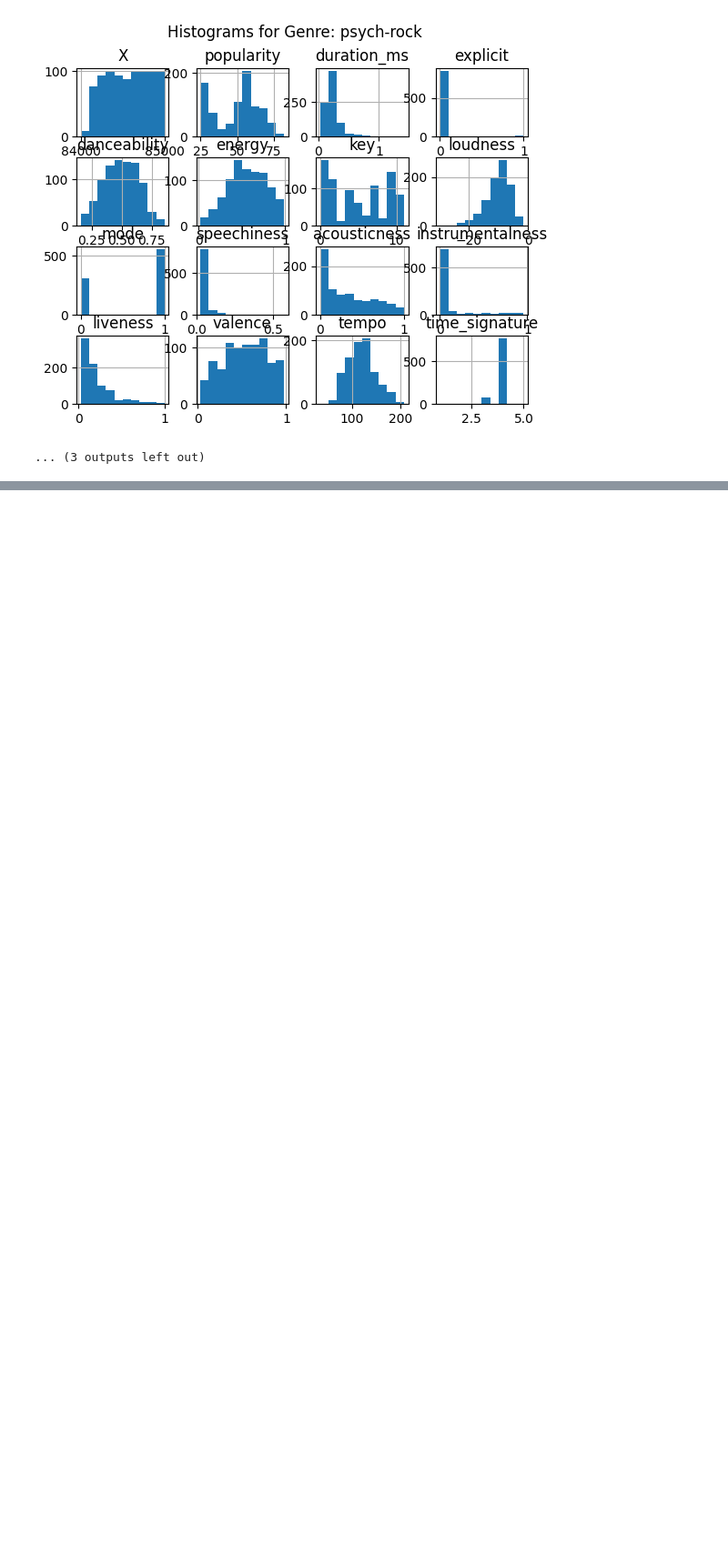
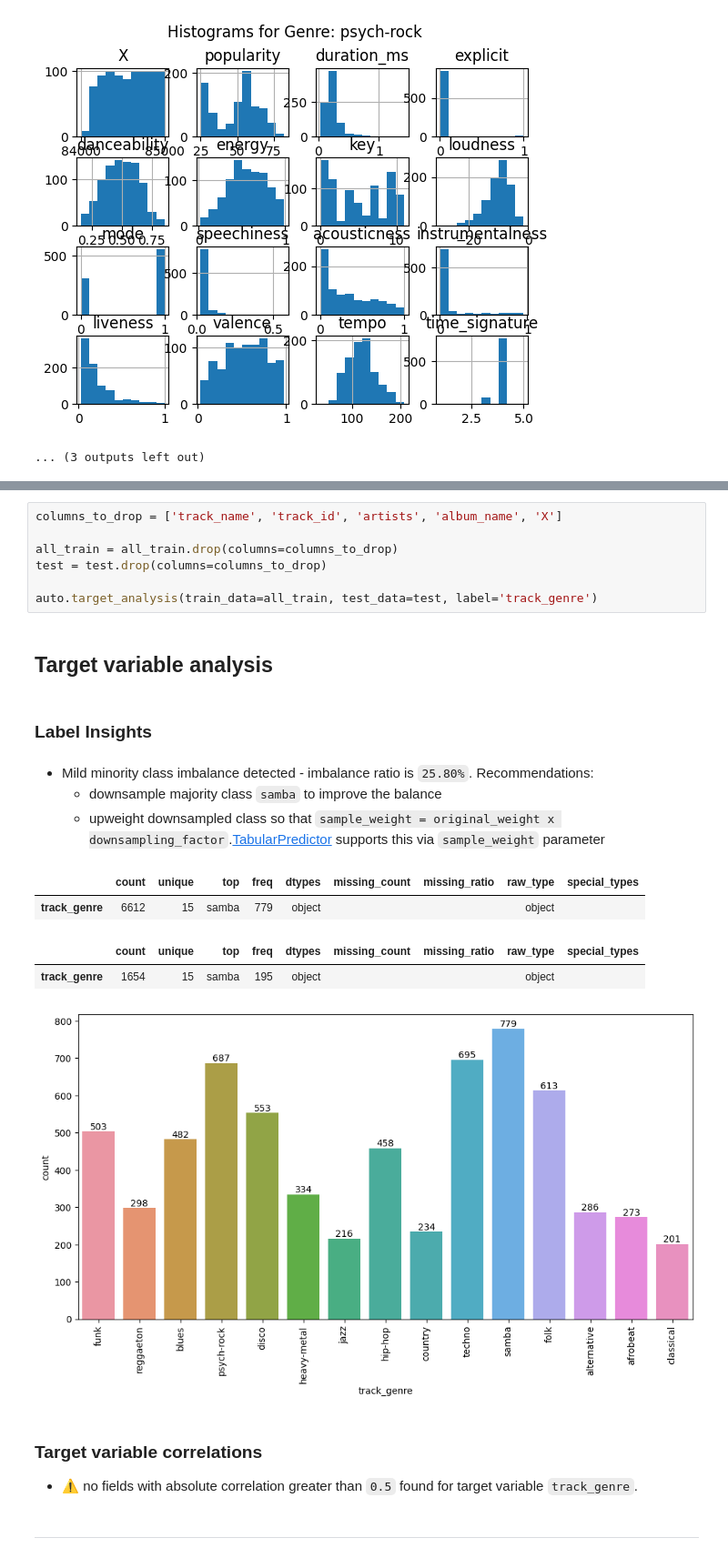
Before and after one commit to Xteom/ITAMplify, a Jupyter notebook: EDA.ipynb, the cells around one changed output, grey strips where cells are left out. Shown at 91% size. Drawn from its saved outputs; the diff is of its cells as text; blank space fills up the shorter version.

```diff
--- a/EDA.ipynb
+++ b/EDA.ipynb
@@ -95,0 +165,22 @@ for cat in categories:
+# %%
+columns_to_drop = ['track_name', 'track_id', 'artists', 'album_name', 'X']
+
+all_train = all_train.drop(columns=columns_to_drop)
+test = test.drop(columns=columns_to_drop)
+
+auto.target_analysis(train_data=all_train, test_data=test, label='track_genre')
+# %% [output]
+## Target variable analysis
+### Label Insights
+ - Mild minority class imbalance detected - imbalance ratio is `25.80%`. Recommendations:
+   - downsample majority class `samba` to improve the balance
+   - upweight downsampled class so that `sample_weight = original_weight x downsampling_factor`.[TabularPredictor](https://auto.gluon.ai/stable/api/autogluon.predictor.html#module-0) supports this via `sample_weight` parameter
+|  | count | unique | top | freq | dtypes | missing_count | missing_ratio | raw_type | special_types |
+| track_genre | 6612 | 15 | samba | 779 | object |  |  | object |  |
+|  | count | unique | top | freq | dtypes | missing_count | missing_ratio | raw_type | special_types |
+| track_genre | 1654 | 15 | samba | 195 | object |  |  | object |  |
+[figure, added]
+### Target variable correlations
+ - ⚠️ no fields with absolute correlation greater than `0.5` found for target variable `track_genre`.
+# %% [markdown]
+---
```
Also changed, not shown: parts of 16 cells of this notebook.
